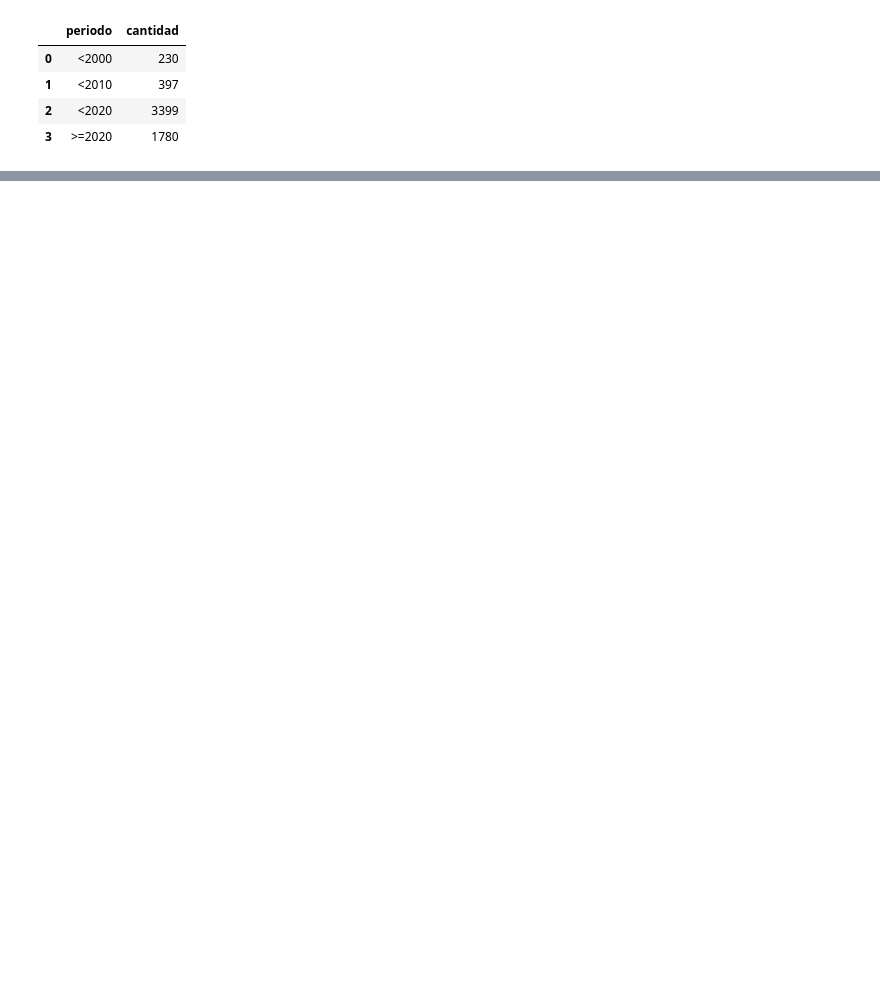
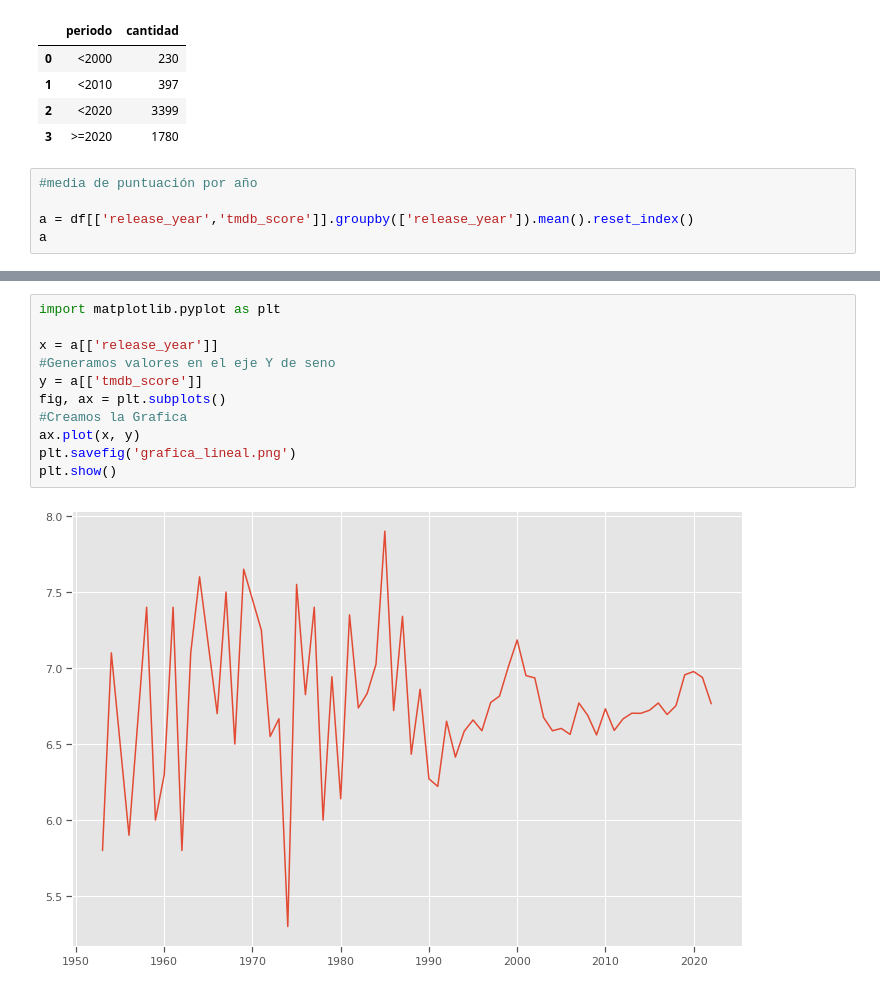
Before and after one commit to yessoto1/TrabajoPractico, a Jupyter notebook: TrabajoPractico.ipynb, the cells around one changed output, grey strips where cells are left out. Drawn from its saved outputs; the diff is of its cells as text; blank space fills up the shorter version.

```diff
--- a/TrabajoPractico.ipynb
+++ b/TrabajoPractico.ipynb
@@ -258,3 +270,8 @@ output.head()
 | 1 | <2010 | 397 |
 | 2 | <2020 | 3399 |
 | 3 | >=2020 | 1780 |
+# %%
+#media de puntuación por año
+
+a = df[['release_year','tmdb_score']].groupby(['release_year']).mean().reset_index()
+a
@@ -260,0 +309,13 @@ output.head()
+# %%
+import matplotlib.pyplot as plt
+
+x = a[['release_year']]
+#Generamos valores en el eje Y de seno
+y = a[['tmdb_score']]
+fig, ax = plt.subplots()
+#Creamos la Grafica
+ax.plot(x, y)
+plt.savefig('grafica_lineal.png')
+plt.show()
+# %% [output]
+[figure, added]
```
Also changed, not shown: parts of 6 cells of this notebook.
